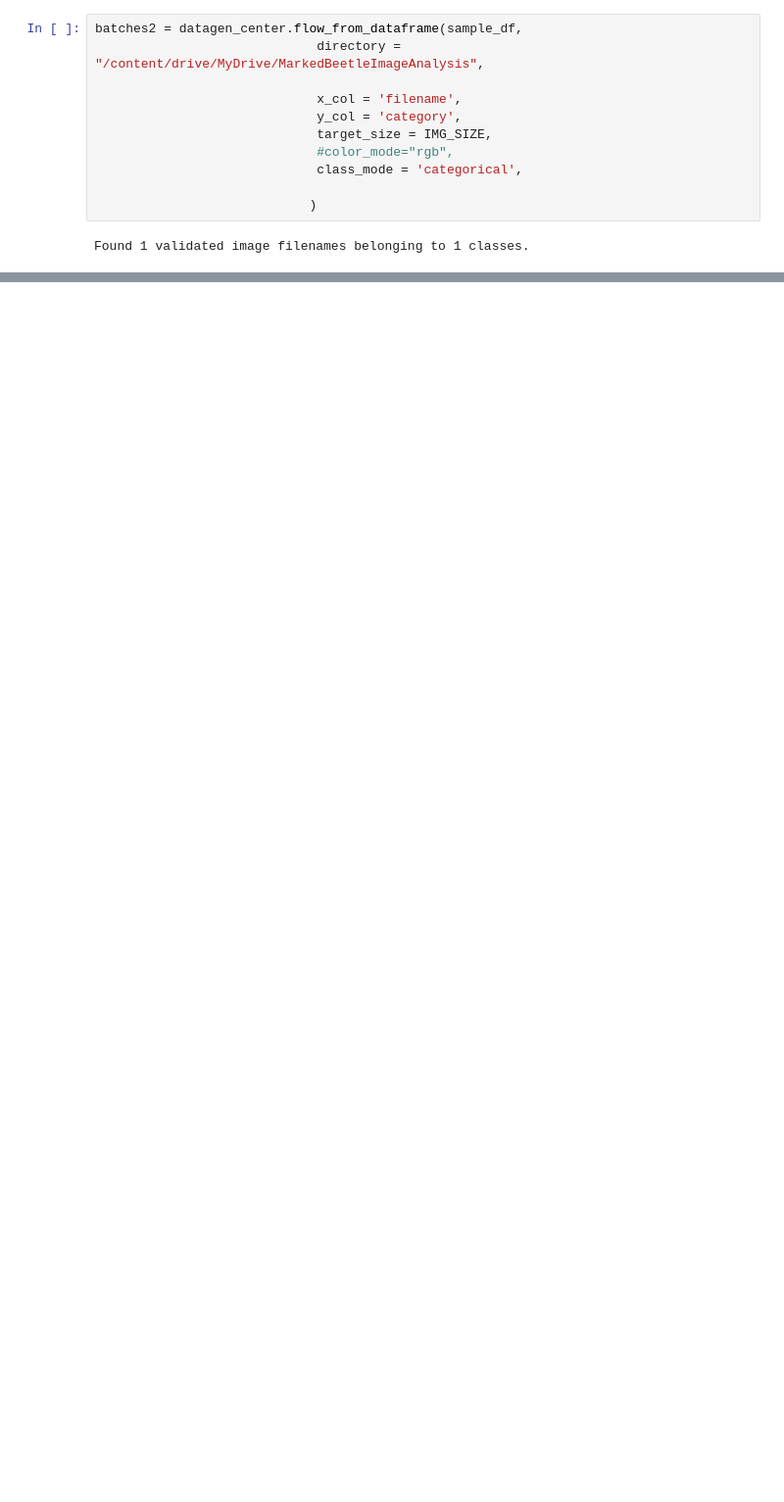
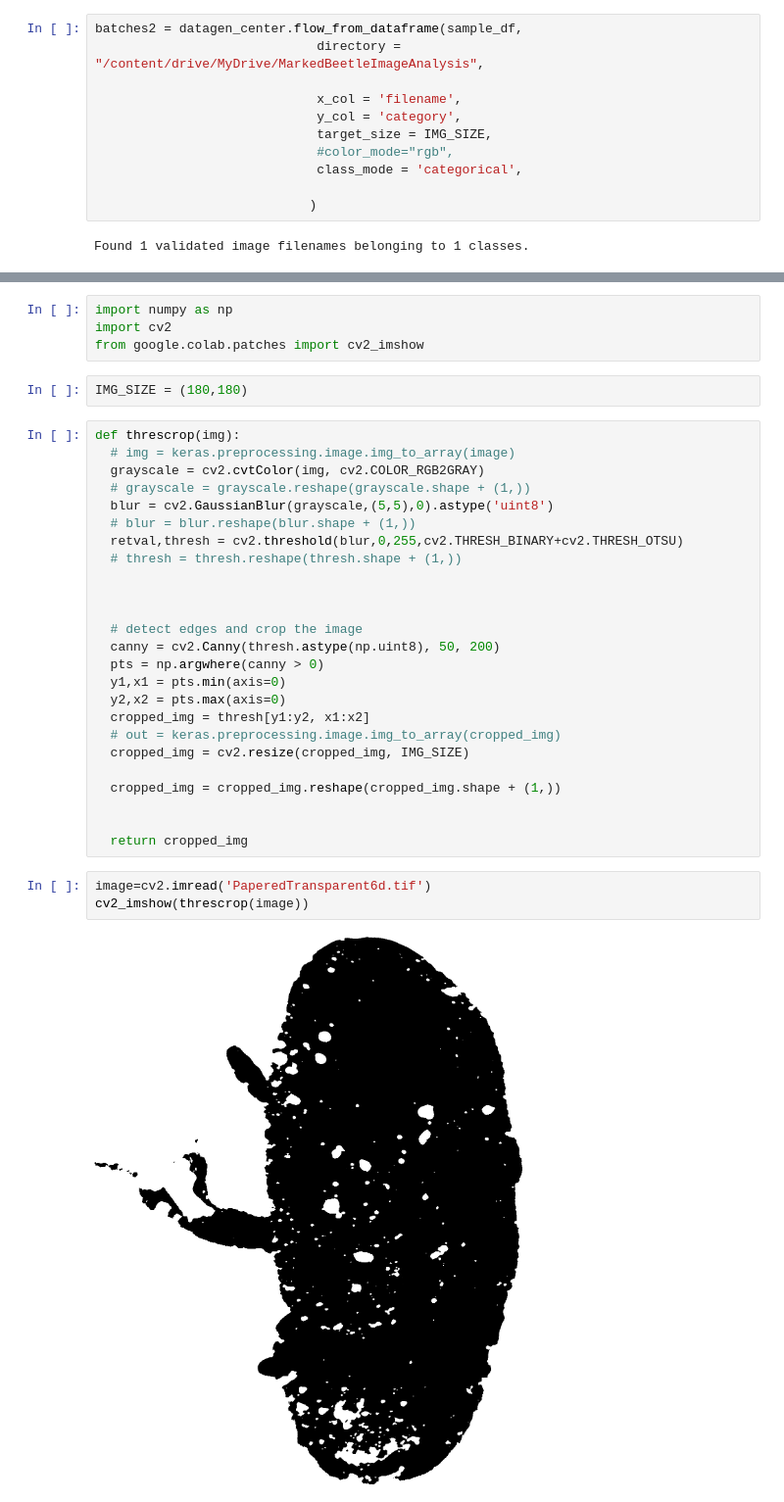
Before and after one commit to mishty-ray/marked-beetle-analysis-1, a Jupyter notebook: image_EDA.ipynb, the cells around one changed output, grey strips where cells are left out. Shown at 98% size. Cells and saved outputs as stored; diff of their text form; blank space fills up the shorter version.

```diff
--- a/image_EDA.ipynb
+++ b/image_EDA.ipynb
@@ -178,0 +216,36 @@ for i in range(9):
+# %%
+import numpy as np
+import cv2
+from google.colab.patches import cv2_imshow
+# %%
+IMG_SIZE = (180,180)
+# %%
+def threscrop(img):
+  # img = keras.preprocessing.image.img_to_array(image)
+  grayscale = cv2.cvtColor(img, cv2.COLOR_RGB2GRAY)
+  # grayscale = grayscale.reshape(grayscale.shape + (1,))
+  blur = cv2.GaussianBlur(grayscale,(5,5),0).astype('uint8')
+  # blur = blur.reshape(blur.shape + (1,))
+  retval,thresh = cv2.threshold(blur,0,255,cv2.THRESH_BINARY+cv2.THRESH_OTSU)
+  # thresh = thresh.reshape(thresh.shape + (1,))
+
+
+
+  # detect edges and crop the image
+  canny = cv2.Canny(thresh.astype(np.uint8), 50, 200)
+  pts = np.argwhere(canny > 0)
+  y1,x1 = pts.min(axis=0)
+  y2,x2 = pts.max(axis=0)
+  cropped_img = thresh[y1:y2, x1:x2]
+  # out = keras.preprocessing.image.img_to_array(cropped_img)
+  cropped_img = cv2.resize(cropped_img, IMG_SIZE)
+
+  cropped_img = cropped_img.reshape(cropped_img.shape + (1,))
+
+
+  return cropped_img
+# %%
+image=cv2.imread('PaperedTransparent6d.tif')
+cv2_imshow(threscrop(image))
+# %% [output]
+[figure, added]
```
Also changed, not shown: parts of 35 cells of this notebook.
